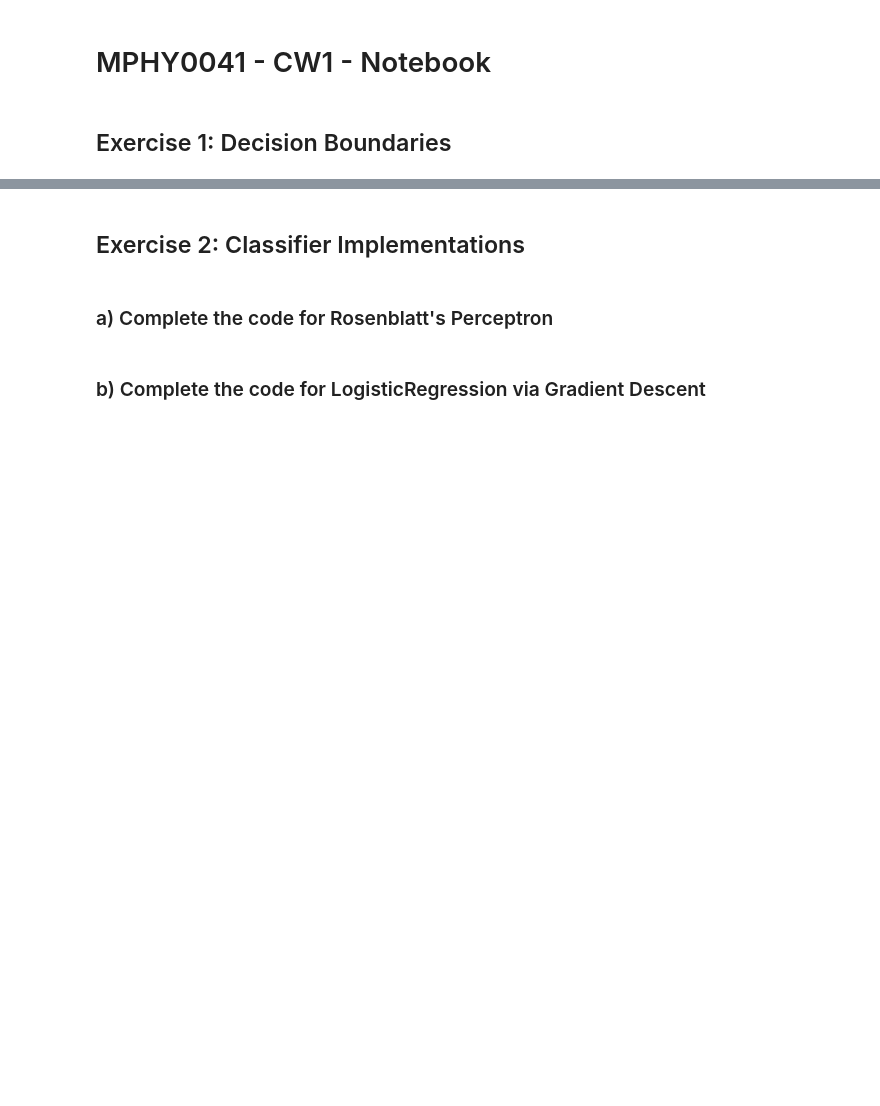
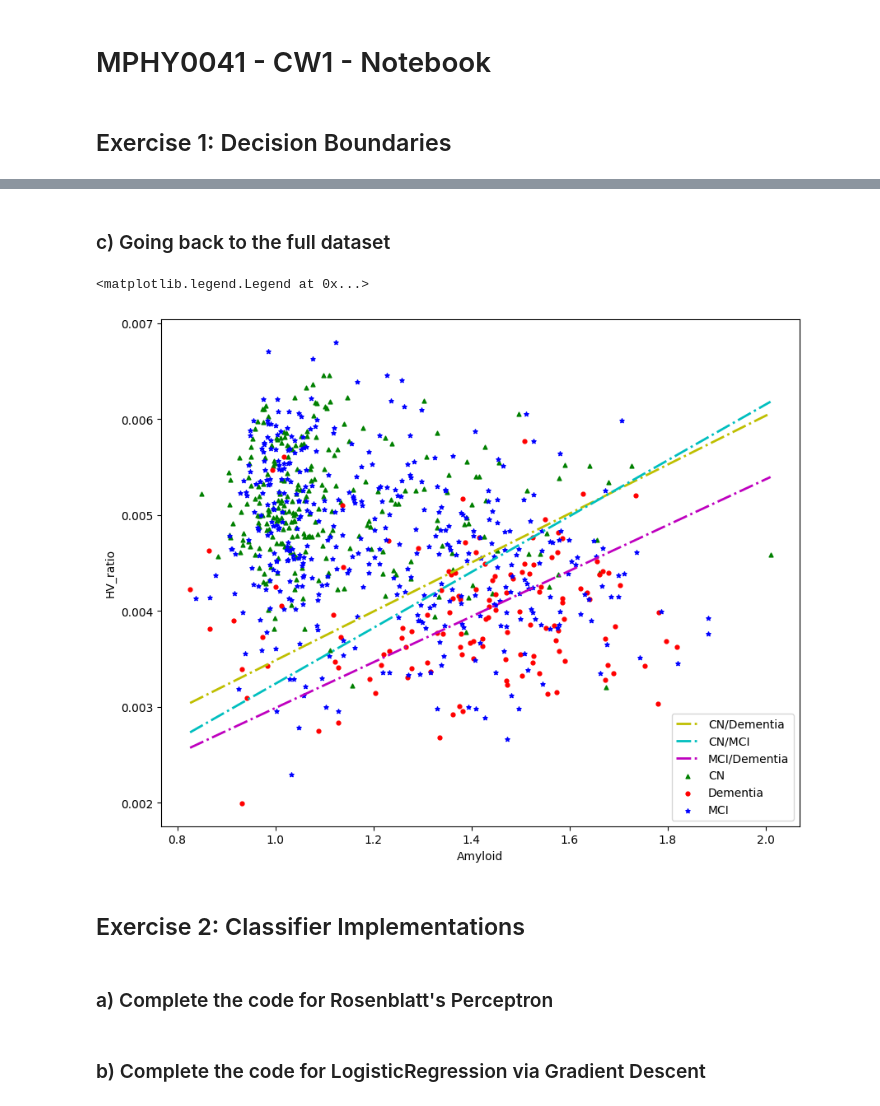
Before and after one commit to lucieniii/UCL-MLMI-2022, a Jupyter notebook: CW1/materials/Notebook_CW1.ipynb, the cells around one changed output, grey strips where cells are left out. Saved outputs shown, nothing was run; the diff lists cells and outputs as text; code cells hidden in the pictures; blank space fills up the shorter version.

```diff
--- a/CW1/materials/Notebook_CW1.ipynb
+++ b/CW1/materials/Notebook_CW1.ipynb
@@ -12,3 +117,52 @@ from scipy.special import expit
+# %% [markdown]
+### c) Going  back  to  the  full dataset
+# %%
+CN = df_ad_cw1[df_ad_cw1.DX=='CN'][['Amyloid', 'HV_ratio']].to_numpy()
+AD = df_ad_cw1[df_ad_cw1.DX=='Dementia'][['Amyloid', 'HV_ratio']].to_numpy()
+MCI = df_ad_cw1[df_ad_cw1.DX=='MCI'][['Amyloid', 'HV_ratio']].to_numpy()
+mu_CN = np.mean(CN, axis=0)
+mu_AD = np.mean(AD, axis=0)
+mu_MCI = np.mean(MCI, axis=0)
+SIG = ((CN - mu_CN).T @ (CN - mu_CN) + (AD - mu_AD).T @ (AD - mu_AD) + (MCI - mu_MCI).T @ (MCI - mu_MCI)) / (N - 3)
+SIG_inv = np.linalg.inv(SIG)
+
+mu_grp = {
+    'CN': mu_CN,
+    'AD': mu_AD,
+    'MCI': mu_MCI
+}
+
+def get_decision_boundary(x0, grp0, grp1):
+
+    mu_k = mu_grp[grp0]
+    mu_l = mu_grp[grp1]
+
+    b = -0.5 * ((mu_k - mu_l) @ SIG_inv @ (mu_k - mu_l).T)
+    a0, a1 = SIG_inv @ (mu_k - mu_l)
+
+    return (-a0 * x0 - b) / a1
+
+cats = ['CN', 'Dementia', 'MCI']
+df_ad_cw1.DX = df_ad_cw1.DX.astype('category').cat.set_categories(cats)
+df_ad_cw1["code"] = df_ad_cw1.DX.cat.codes
+df_ad_cw1.DX = df_ad_cw1.DX.astype('str')
+X = df_ad_cw1[['Amyloid', 'HV_ratio']].to_numpy()
+Y = df_ad_cw1['code'].to_numpy()
+x0 = np.linspace(np.min(X[:, 0]), np.max(X[:, 0]), num=1000)
+
+plt.figure(figsize=(10, 8))
+plt.scatter(X[Y==0][:, 0], X[Y==0][:, 1], marker='^', s=12, label='CN', c='g')
+plt.scatter(X[Y==1][:, 0], X[Y==1][:, 1], s=12, label='Dementia', c='r')
+plt.scatter(X[Y==2][:, 0], X[Y==2][:, 1], marker='*', s=15, label='MCI', c='b')
+plt.plot(x0, get_decision_boundary(x0, 'CN', 'AD'), c='y', linestyle='-.', linewidth=2, label='CN/Dementia')
+plt.plot(x0, get_decision_boundary(x0, 'CN', 'MCI'), c='c', linestyle='-.', linewidth=2, label='CN/MCI')
+plt.plot(x0, get_decision_boundary(x0, 'MCI', 'AD'), c='m', linestyle='-.', linewidth=2, label='MCI/Dementia')
+plt.xlabel('Amyloid')
+plt.ylabel('HV_ratio')
+plt.legend()
+# %% [output]
+<matplotlib.legend.Legend at 0x...>
+[figure, added]
 # %% [markdown]
 ## Exercise 2: Classifier Implementations
 # %% [markdown]
```
Also changed, not shown: parts of 9 cells of this notebook.
